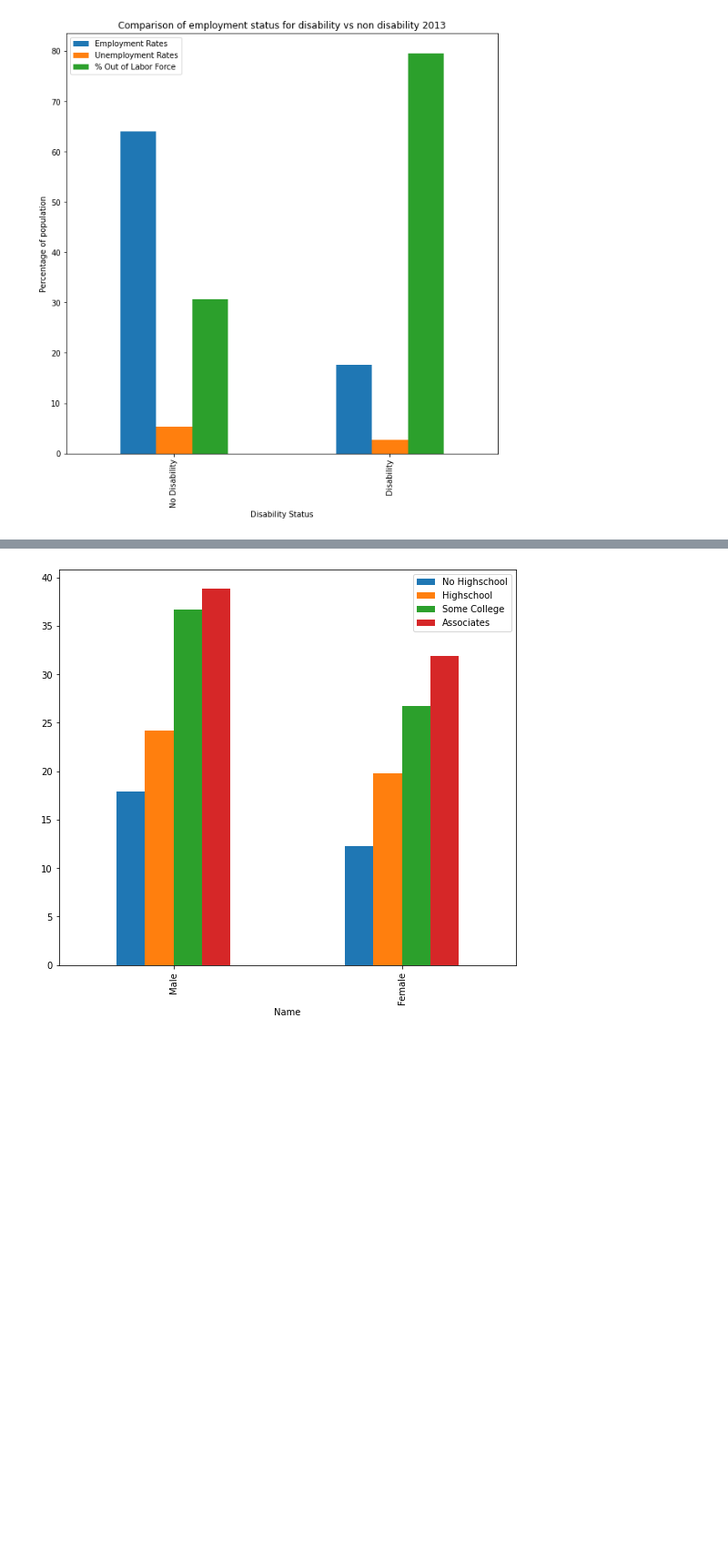
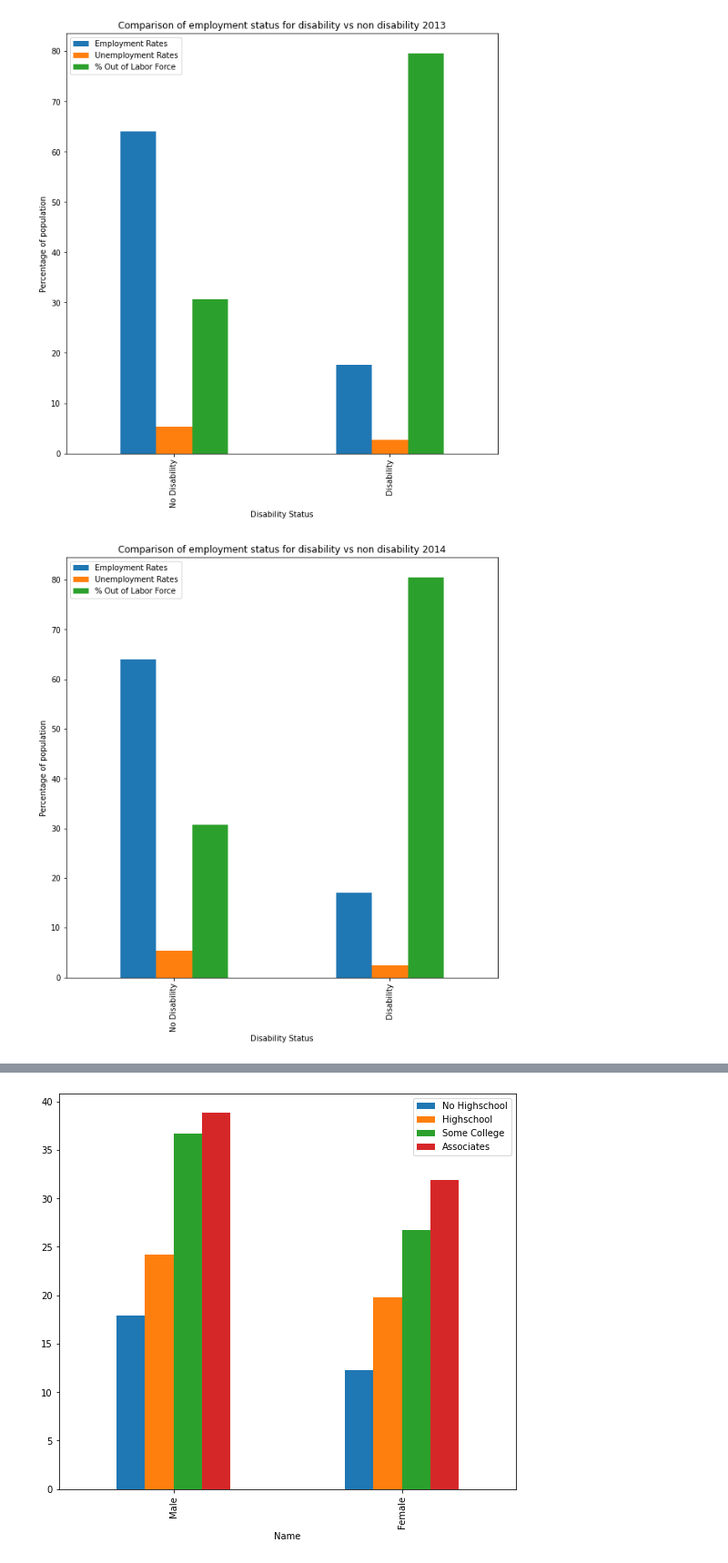
Before and after one commit to RaphaelAllusson/Disability-Research, a Jupyter notebook: Notebooks/analyzing_employment_and_education_data.ipynb, the cells around one changed output, grey strips where cells are left out. Shown: that part at 91% size. Saved outputs shown, nothing was run; the diff lists cells and outputs as text; code cells hidden in the pictures; blank space fills up the shorter version.

```diff
--- a/Notebooks/analyzing_employment_and_education_data.ipynb
+++ b/Notebooks/analyzing_employment_and_education_data.ipynb
@@ -563,3 +563,16 @@ plt.figsize = (20, 20)
 plt.show()
 # %% [output]
 [figure]
+# %%
+data=[["No Disability", 64, 5.3, 30.7],
+      ["Disability", 17.1, 2.4, 80.5]
+     ]
+
+df=pd.DataFrame(data,columns=["Disability Status", "Employment Rates","Unemployment Rates","% Out of Labor Force"])
+df.plot(x="Disability Status", y=["Employment Rates","Unemployment Rates","% Out of Labor Force"], kind="bar",figsize=(10,10))
+plt.ylabel('Percentage of population')
+plt.title('Comparison of employment status for disability vs non disability 2014')
+plt.figsize = (20, 20)
+plt.show()
+# %% [output]
+[figure, added]
```
Also changed, not shown: parts of 4 cells of this notebook.
